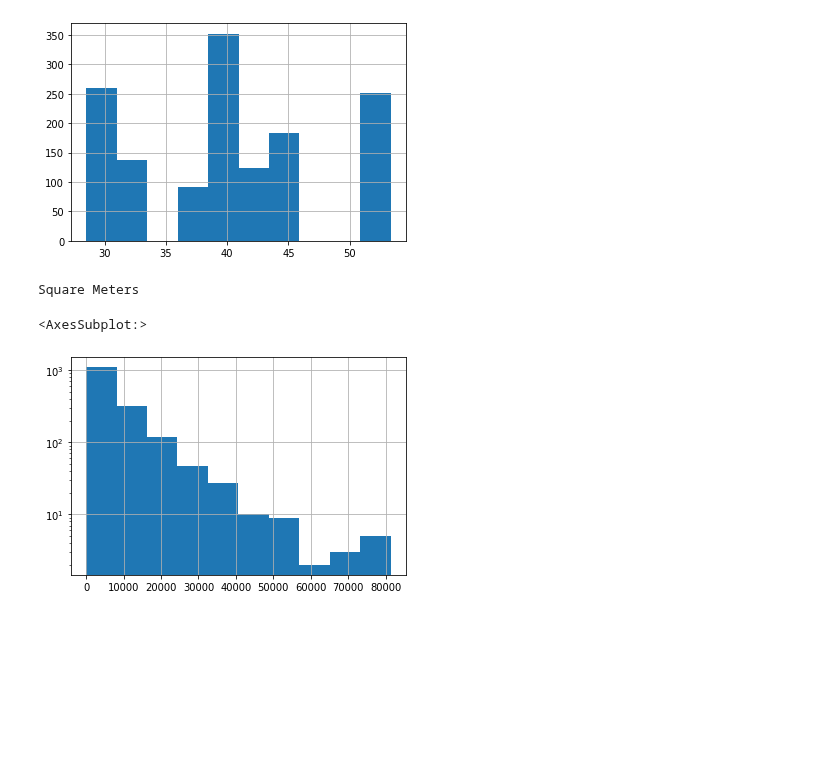
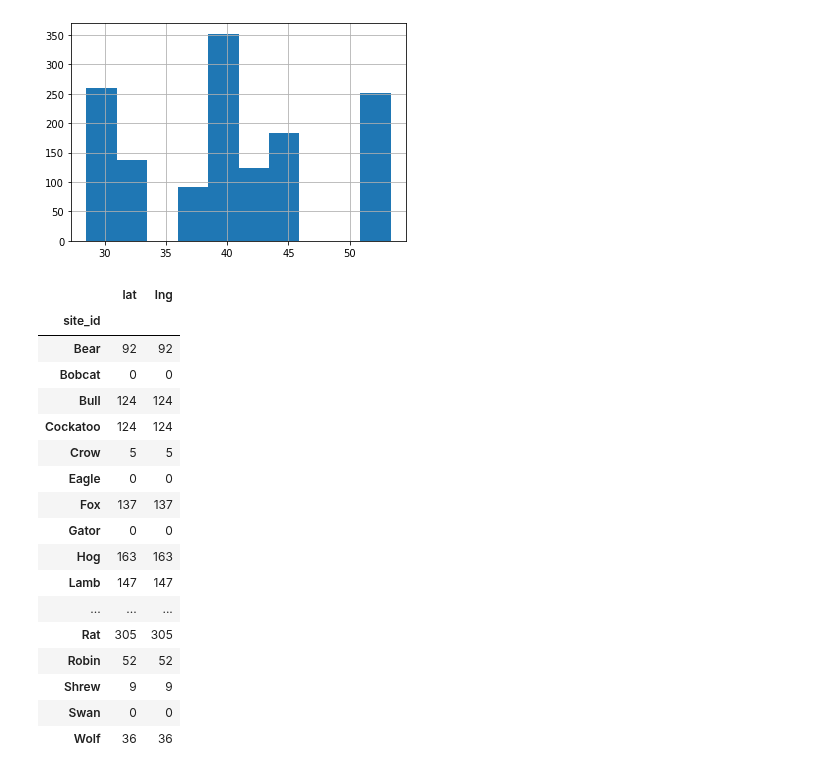
Before and after one commit to ShepherdCode/BuildingEnergy, a Jupyter notebook: Metadata_100.ipynb, the cells around one changed output. Drawn from its saved outputs; the diff is of its cells as text; code cells hidden in the pictures; blank space fills up the shorter version.

```diff
--- a/Metadata_100.ipynb
+++ b/Metadata_100.ipynb
@@ -399,10 +454,25 @@ meta_df.lat.hist()
 Latitude
 <AxesSubplot:>
 [figure]
-# %%
-print("Square Meters")
-meta_df.sqm.hist(log=True)
-# %% [output]
-Square Meters
-<AxesSubplot:>
-[figure, removed]
+# %%
+geo_fields=['lat','lng']
+meta_df.groupby('site_id').count()[geo_fields]
+# %% [output]
+|  | lat | lng |
+| site_id |  |  |
+| Bear | 92 | 92 |
+| Bobcat | 0 | 0 |
+| Bull | 124 | 124 |
+| Cockatoo | 124 | 124 |
+| Crow | 5 | 5 |
+| Eagle | 0 | 0 |
+| Fox | 137 | 137 |
+| Gator | 0 | 0 |
+| Hog | 163 | 163 |
+| Lamb | 147 | 147 |
+| ... | ... | ... |
+| Rat | 305 | 305 |
+| Robin | 52 | 52 |
+| Shrew | 9 | 9 |
+| Swan | 0 | 0 |
+| Wolf | 36 | 36 |
```
Also changed, not shown: parts of 9 cells of this notebook.
